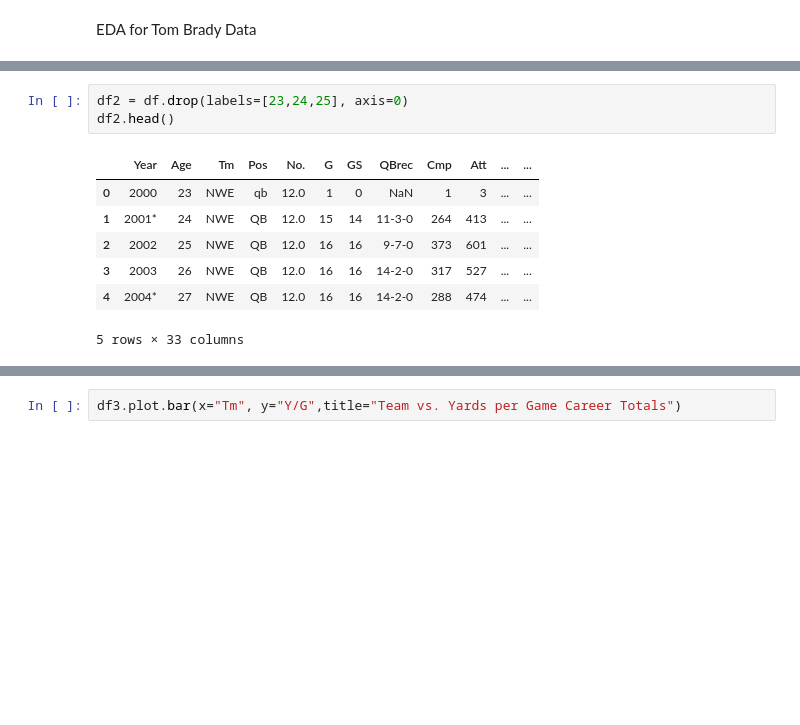
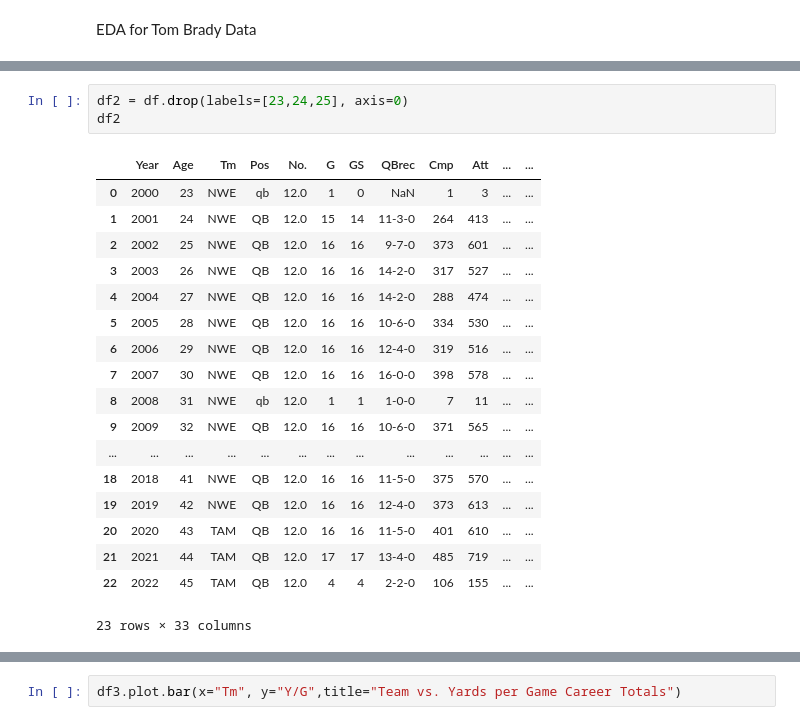
Before and after one commit to tandeUMICH/MDST_Tom_Brady, a Jupyter notebook: EDA.ipynb, the cells around one changed output, grey strips where cells are left out. Drawn from its saved outputs; the diff is of its cells as text; blank space fills up the shorter version.

```diff
--- a/EDA.ipynb
+++ b/EDA.ipynb
@@ -17,14 +18,25 @@ df.head()
 5 rows × 33 columns
 # %%
 df2 = df.drop(labels=[23,24,25], axis=0)
-df2.head()
+df2
 # %% [output]
 |  | Year | Age | Tm | Pos | No. | G | GS | QBrec | Cmp | Att | ... | ... |
 | 0 | 2000 | 23 | NWE | qb | 12.0 | 1 | 0 | NaN | 1 | 3 | ... | ... |
-| 1 | 2001* | 24 | NWE | QB | 12.0 | 15 | 14 | 11-3-0 | 264 | 413 | ... | ... |
+| 1 | 2001 | 24 | NWE | QB | 12.0 | 15 | 14 | 11-3-0 | 264 | 413 | ... | ... |
 | 2 | 2002 | 25 | NWE | QB | 12.0 | 16 | 16 | 9-7-0 | 373 | 601 | ... | ... |
 | 3 | 2003 | 26 | NWE | QB | 12.0 | 16 | 16 | 14-2-0 | 317 | 527 | ... | ... |
-| 4 | 2004* | 27 | NWE | QB | 12.0 | 16 | 16 | 14-2-0 | 288 | 474 | ... | ... |
+| 4 | 2004 | 27 | NWE | QB | 12.0 | 16 | 16 | 14-2-0 | 288 | 474 | ... | ... |
+| 5 | 2005 | 28 | NWE | QB | 12.0 | 16 | 16 | 10-6-0 | 334 | 530 | ... | ... |
+| 6 | 2006 | 29 | NWE | QB | 12.0 | 16 | 16 | 12-4-0 | 319 | 516 | ... | ... |
+| 7 | 2007 | 30 | NWE | QB | 12.0 | 16 | 16 | 16-0-0 | 398 | 578 | ... | ... |
+| 8 | 2008 | 31 | NWE | qb | 12.0 | 1 | 1 | 1-0-0 | 7 | 11 | ... | ... |
+| 9 | 2009 | 32 | NWE | QB | 12.0 | 16 | 16 | 10-6-0 | 371 | 565 | ... | ... |
+| ... | ... | ... | ... | ... | ... | ... | ... | ... | ... | ... | ... | ... |
+| 18 | 2018 | 41 | NWE | QB | 12.0 | 16 | 16 | 11-5-0 | 375 | 570 | ... | ... |
+| 19 | 2019 | 42 | NWE | QB | 12.0 | 16 | 16 | 12-4-0 | 373 | 613 | ... | ... |
+| 20 | 2020 | 43 | TAM | QB | 12.0 | 16 | 16 | 11-5-0 | 401 | 610 | ... | ... |
+| 21 | 2021 | 44 | TAM | QB | 12.0 | 17 | 17 | 13-4-0 | 485 | 719 | ... | ... |
+| 22 | 2022 | 45 | TAM | QB | 12.0 | 4 | 4 | 2-2-0 | 106 | 155 | ... | ... |
-5 rows × 33 columns
+23 rows × 33 columns
 # %%
 df3 = df.iloc[[24,25],:]
```
Also changed, not shown: parts of 11 cells of this notebook, 3 other files.
